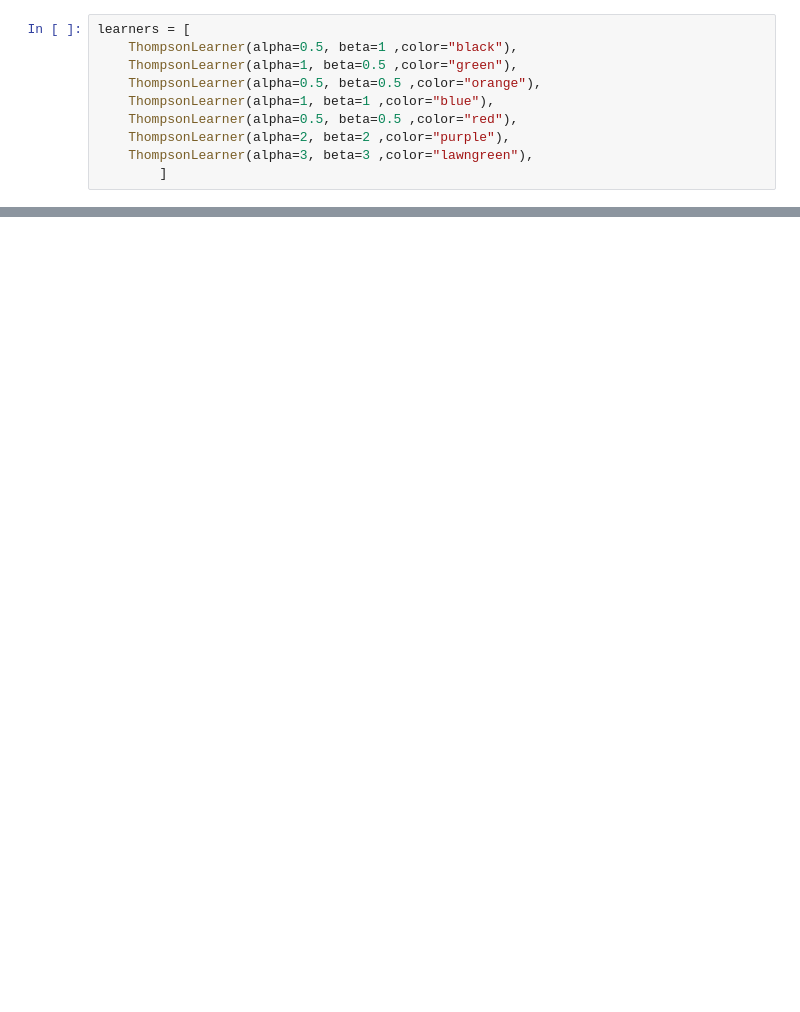
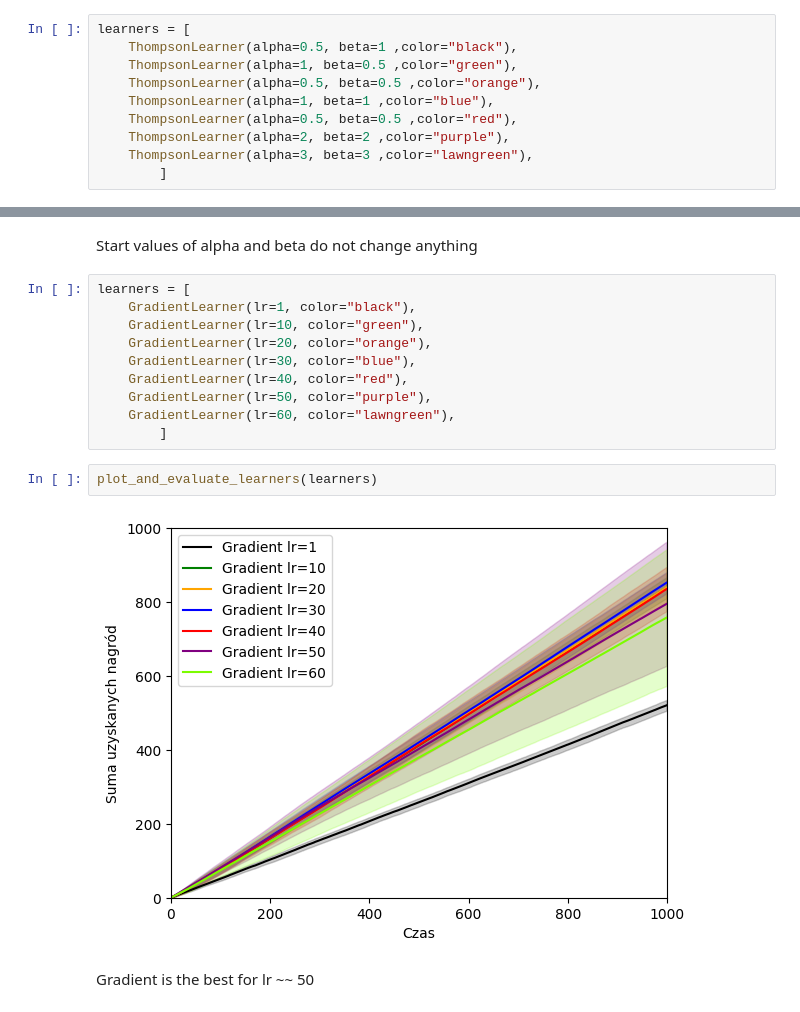
Before and after one commit to Spontaniczny/Reinforcement-Learning, a Jupyter notebook: lab1/bandits.ipynb, the cells around one changed output, grey strips where cells are left out. Drawn from its saved outputs; the diff is of its cells as text; blank space fills up the shorter version.

Commit message:
Lab1 almost done (some charts left)

```diff
--- a/lab1/bandits.ipynb
+++ b/lab1/bandits.ipynb
@@ -370,0 +432,18 @@ plot_and_evaluate_learners(learners)
+# %% [markdown]
+Start values of alpha and beta do not change anything
+# %%
+learners = [
+    GradientLearner(lr=1, color="black"),
+    GradientLearner(lr=10, color="green"),
+    GradientLearner(lr=20, color="orange"),
+    GradientLearner(lr=30, color="blue"),
+    GradientLearner(lr=40, color="red"),
+    GradientLearner(lr=50, color="purple"),
+    GradientLearner(lr=60, color="lawngreen"),
+        ]
+# %%
+plot_and_evaluate_learners(learners)
+# %% [output]
+[figure, added]
+# %% [markdown]
+Gradient is the best for lr ~~ 50
```
Also changed, not shown: parts of 32 cells of this notebook.
